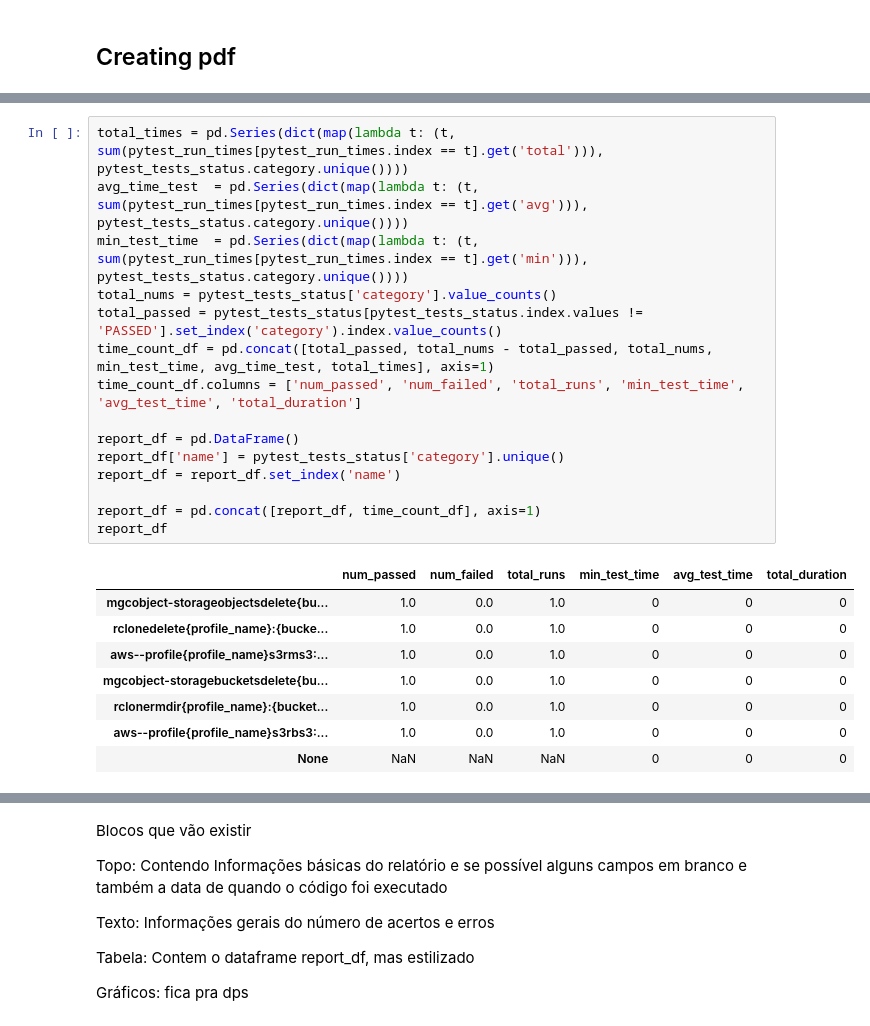
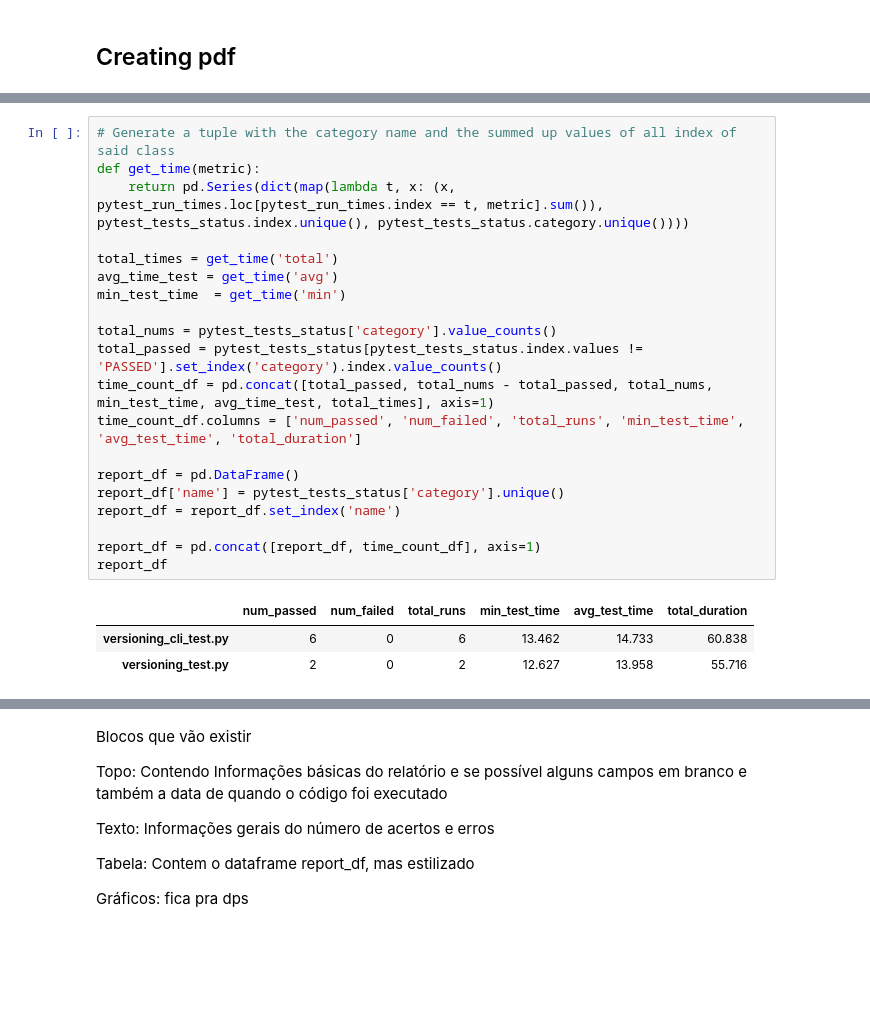
Before and after one commit to 2xlhe/gh-Actions-Reader, a Jupyter notebook: report.ipynb, the cells around one changed output, grey strips where cells are left out. Drawn from its saved outputs; the diff is of its cells as text; blank space fills up the shorter version.

```diff
--- a/report.ipynb
+++ b/report.ipynb
@@ -99,24 +92,24 @@ display(all_failures_df[all_failures_df['databaseId'] != None])
 # %%
-total_times = pd.Series(dict(map(lambda t: (t, sum(pytest_run_times[pytest_run_times.index == t].get('total'))), pytest_tests_status.category.unique())))
-avg_time_test  = pd.Series(dict(map(lambda t: (t, sum(pytest_run_times[pytest_run_times.index == t].get('avg'))), pytest_tests_status.category.unique())))
-min_test_time  = pd.Series(dict(map(lambda t: (t, sum(pytest_run_times[pytest_run_times.index == t].get('min'))), pytest_tests_status.category.unique())))
+# Generate a tuple with the category name and the summed up values of all index of said class
+def get_time(metric):
+    return pd.Series(dict(map(lambda t, x: (x, pytest_run_times.loc[pytest_run_times.index == t, metric].sum()), pytest_tests_status.index.unique(), pytest_tests_status.category.unique())))
+
+total_times = get_time('total')
+avg_time_test = get_time('avg')
+min_test_time  = get_time('min')
+
 total_nums = pytest_tests_status['category'].value_counts()
 total_passed = pytest_tests_status[pytest_tests_status.index.values != 'PASSED'].set_index('category').index.value_counts()
 time_count_df = pd.concat([total_passed, total_nums - total_passed, total_nums, min_test_time, avg_time_test, total_times], axis=1)
 time_count_df.columns = ['num_passed', 'num_failed', 'total_runs', 'min_test_time', 'avg_test_time', 'total_duration']
 
 report_df = pd.DataFrame()
 report_df['name'] = pytest_tests_status['category'].unique()
 report_df = report_df.set_index('name')
 
 report_df = pd.concat([report_df, time_count_df], axis=1)
 report_df
 # %% [output]
 |  | num_passed | num_failed | total_runs | min_test_time | avg_test_time | total_duration |
-| mgcobject-storageobjectsdelete{bu... | 1.0 | 0.0 | 1.0 | 0 | 0 | 0 |
-| rclonedelete{profile_name}:{bucke... | 1.0 | 0.0 | 1.0 | 0 | 0 | 0 |
-| aws--profile{profile_name}s3rms3:... | 1.0 | 0.0 | 1.0 | 0 | 0 | 0 |
-| mgcobject-storagebucketsdelete{bu... | 1.0 | 0.0 | 1.0 | 0 | 0 | 0 |
-| rclonermdir{profile_name}:{bucket... | 1.0 | 0.0 | 1.0 | 0 | 0 | 0 |
-| aws--profile{profile_name}s3rbs3:... | 1.0 | 0.0 | 1.0 | 0 | 0 | 0 |
-| None | NaN | NaN | NaN | 0 | 0 | 0 |
+| versioning_cli_test.py | 6 | 0 | 6 | 13.462 | 14.733 | 60.838 |
+| versioning_test.py | 2 | 0 | 2 | 12.627 | 13.958 | 55.716 |
```
Also changed, not shown: parts of 7 cells of this notebook, 1 other file.
